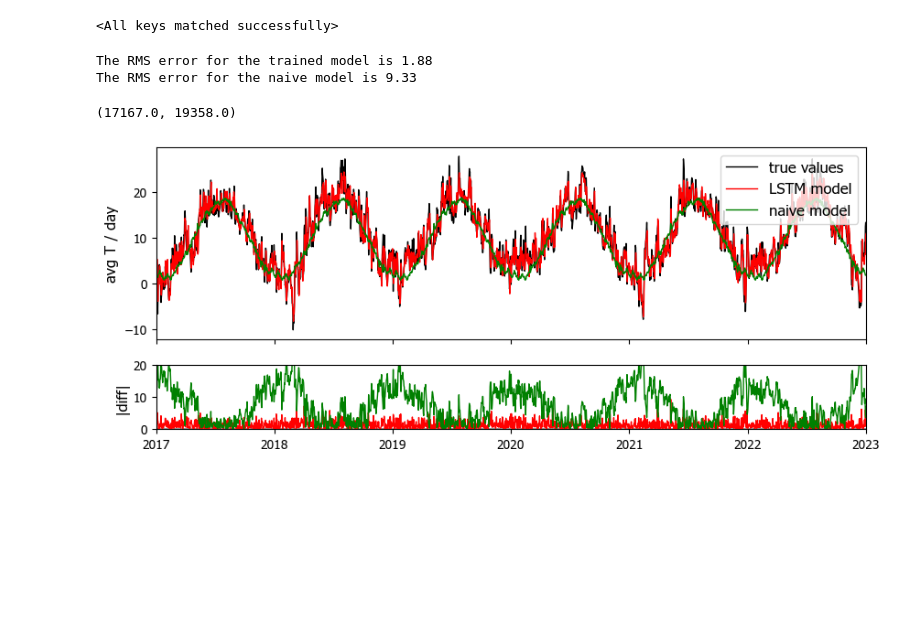
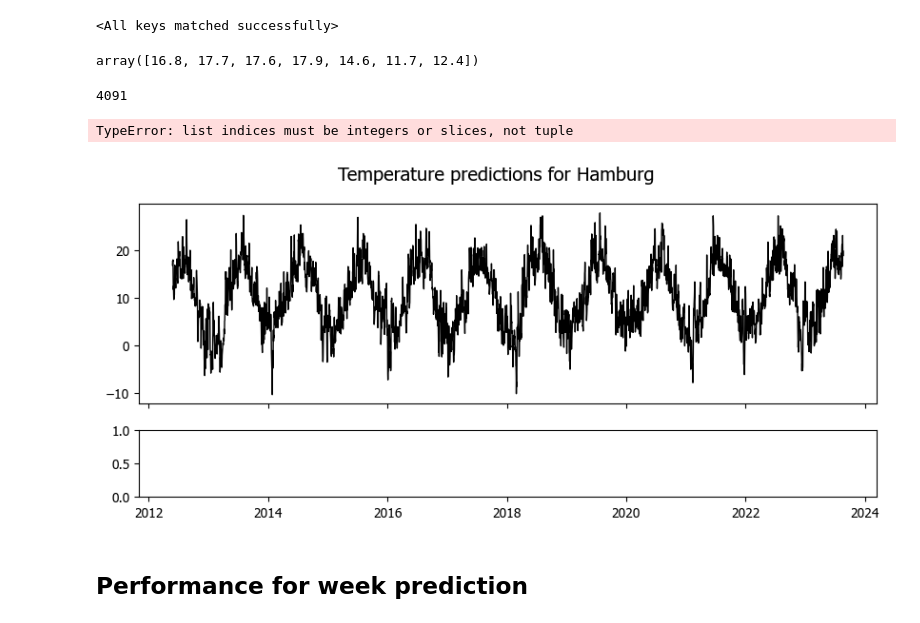
Before and after one commit to iplaisier/ml-example, a Jupyter notebook: Weather_Forecasting.ipynb, the cells around one changed output. Drawn from its saved outputs; the diff is of its cells as text; code cells hidden in the pictures; blank space fills up the shorter version.

Commit message:
update to week forecasting

```diff
--- a/Weather_Forecasting.ipynb
+++ b/Weather_Forecasting.ipynb
@@ -241,18 +249,18 @@ model = LSTM(
      input_dim = D,#number of columns
      hidden_dim = 256,
      layer_dim = 2,
-     output_dim = 1,
+     output_dim = pred_days,
  )
 
-model.load_state_dict(torch.load('hamburg_lstm.pth'))
+#model.load_state_dict(torch.load('hamburg_lstm.pth'))
 
 criterion = nn.MSELoss()
 
 optimizer = torch.optim.Adam(model.parameters(), lr=0.001)
 
-num_epochs = 1
+num_epochs = 10
 
-early_stopping = analysis_tools.EarlyStopping(patience=3, delta=0.01)
+early_stopping = analysis_tools.EarlyStopping(patience=5, delta=0.01)
 
 test_loss = []
 train_loss = []
@@ -382,7 +403,7 @@ model = LSTM(
      input_dim = D,
      hidden_dim = 256,
      layer_dim = 2,
-     output_dim = 1,
+     output_dim = pred_days,
  )
 
 model.load_state_dict(torch.load('hamburg_lstm.pth'))
@@ -392,13 +413,23 @@ model.load_state_dict(torch.load('hamburg_lstm.pth'))
 # calculate the expected temperature values with our trained model for the test set
 
 results = []
+true_values = []
 model.eval()
 
 for i in range(X_test.shape[0]):
-    x = torch.from_numpy(X_test[i, :, :].reshape(1, 20, D)).type(torch.float32)
+    x = torch.from_numpy(X_test[i, :, :].reshape(1, T, D)).type(torch.float32)
     y = model(x)
-    y = y.detach().numpy()[0][0]
+    y = y.detach().numpy()[0] #get first value
     results.append(y)
+
+    true_values.append(hamburg_LSTM['avg_temp_c'][-len(X_test):].values[i:i+pred_days])
+# %%
+results = np.array(results).reshape(len(results), pred_days)
+true_values = np.array(true_values).reshape(len(true_values), pred_days)
+# %%
+hamburg_LSTM['avg_temp_c'][-len(X_test):].values[0:0+pred_days]
+# %% [output]
+array([16.8, 17.7, 17.6, 17.9, 14.6, 11.7, 12.4])
 # %%
 
 #for each date in the test range, compute the average of all the data
@@ -409,38 +440,42 @@ for date in hamburg_dates[-len(X_test):]:
     mask = ((hamburg_LSTM['day'] == dag)&(hamburg_LSTM['month'] == month))
     estimate = hamburg_LSTM.loc[mask]['avg_temp_c'].mean()
     estimates.append(estimate)
+# %%
+hamburg_dates[-len(X_test):]
+# %% [output]
+4091
 # %%
 # plot the data and the model predictions
 
-f, axs = plt.subplots(2,1, height_ratios=[3, 1], figsize = (10, 4), sharex=True)
+fig, axs = plt.subplots(2,1, height_ratios=[3, 1], figsize = (10, 4), sharex=True)
 fig.suptitle("Temperature predictions for Hamburg")
 
 
-axs[0].plot(hamburg_dates[-len(X_test):], hamburg_LSTM['avg_temp_c'][-len(X_test):], label = 'true values')
-axs[0].plot(hamburg_dates[-len(X_test):], results, label = 'LSTM model')
+axs[0].plot(hamburg_dates[len(X_train)], hamburg_LSTM['avg_temp_c'][-len(X_test):], label = 'true values')
+axs[0].plot(hamburg_dates[-len(X_test):], results[:, 0], label = 'LSTM model')
 axs[0].plot(hamburg_dates[-len(X_test):], estimates, label = 'naive model')
 axs[0].set_ylabel("avg T / day")
 axs[0].legend(loc = 1)
 
-diff_lstm = hamburg_LSTM['avg_temp_c'][-len(X_test):] - results
+diff_lstm = hamburg_LSTM['avg_temp_c'][-len(X_test):] - results[:, 0]
 rms_lstm = np.sqrt(np.mean((diff_lstm)**2))
 
 print(f"The RMS error for the trained model is {rms_lstm:.2f}")
 
 
 diff_naive = hamburg_LSTM['avg_temp_c'][-len(X_test):] - estimate
 rms_naive = np.sqrt(np.mean((diff_naive)**2))
 
 print(f"The RMS error for the naive model is {rms_naive:.2f}")
 
 axs[1].plot(hamburg_dates[-len(X_test):], np.zeros(len(hamburg_dates[-len(X_test):])), label = 'true values')
 axs[1].plot(hamburg_dates[-len(X_test):], abs(diff_lstm), label = 'LSTM model')
 axs[1].plot(hamburg_dates[-len(X_test):], abs(diff_naive), label = 'naive model')
 axs[1].set_ylabel("|diff|")
 axs[1].set_ylim((0, 20))
 axs[1].set_xlim([datetime.date(2017, 1, 1), datetime.date(2023, 1, 1)])
 # %% [output]
-The RMS error for the trained model is 1.88
-The RMS error for the naive model is 9.33
+TypeError: list indices must be integers or slices, not tuple
-(17167.0, 19358.0)
-[figure, old version]
+[figure, new version]
+# %% [markdown]
+## Performance for week prediction
```
Also changed, not shown: parts of 6 cells of this notebook.
